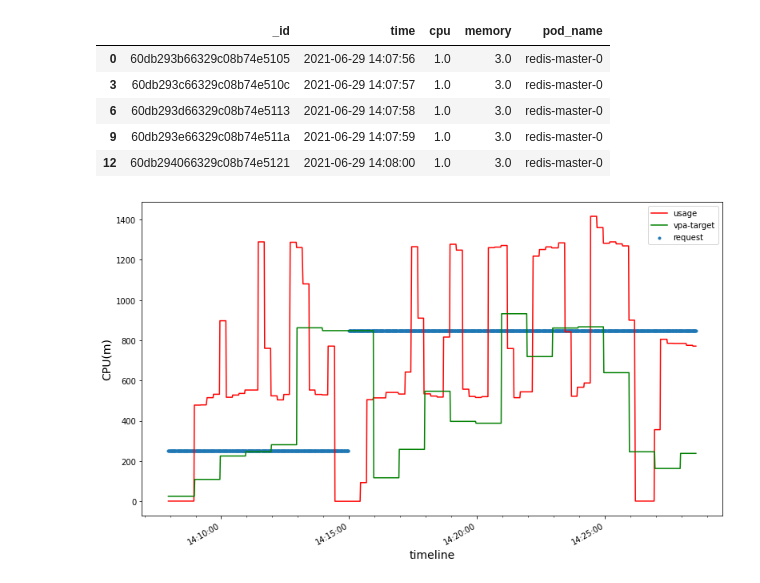
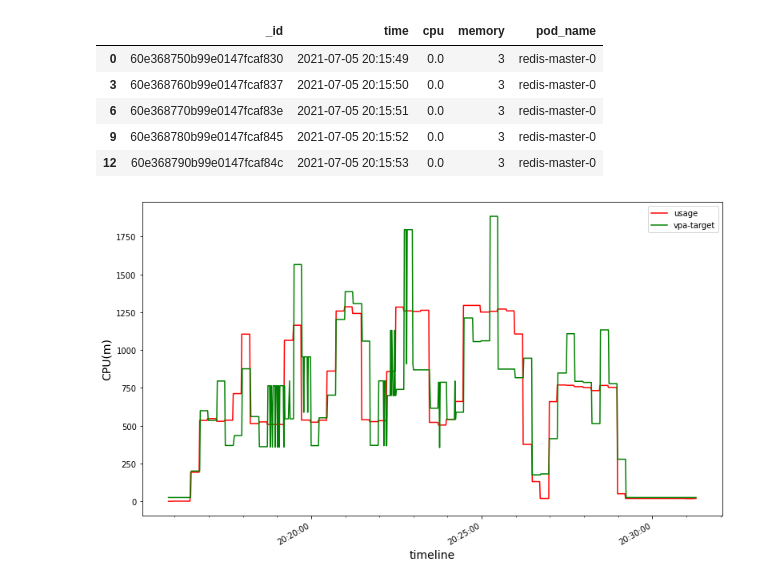
Before and after one commit to ZhaoNeil/On-Demand-Resizing, a Jupyter notebook: data/recommend-cpu.ipynb, the cells around one changed output. Cells and saved outputs as stored; diff of their text form; code cells hidden in the pictures.

```diff
--- a/data/recommend-cpu.ipynb
+++ b/data/recommend-cpu.ipynb
@@ -10,6 +9,6 @@ from kubernetes import client,config,watch
 # %%
 mongoclient = pymongo.MongoClient("mongodb://localhost:27017/")
-db = mongoclient['test-v1']
+db = mongoclient['sma-5-3']
 # %%
 collist = db.list_collection_names()
 collist
@@ -74,22 +73,22 @@ usage = usage[usage['pod_name'] == 'redis-master-0']
 usage.head()
 # %% [output]
 |  | _id | time | cpu | memory | pod_name |
-| 0 | 60db293b66329c08b74e5105 | 2021-06-29 14:07:56 | 1.0 | 3.0 | redis-master-0 |
-| 3 | 60db293c66329c08b74e510c | 2021-06-29 14:07:57 | 1.0 | 3.0 | redis-master-0 |
-| 6 | 60db293d66329c08b74e5113 | 2021-06-29 14:07:58 | 1.0 | 3.0 | redis-master-0 |
-| 9 | 60db293e66329c08b74e511a | 2021-06-29 14:07:59 | 1.0 | 3.0 | redis-master-0 |
-| 12 | 60db294066329c08b74e5121 | 2021-06-29 14:08:00 | 1.0 | 3.0 | redis-master-0 |
+| 0 | 60e368750b99e0147fcaf830 | 2021-07-05 20:15:49 | 0.0 | 3 | redis-master-0 |
+| 3 | 60e368760b99e0147fcaf837 | 2021-07-05 20:15:50 | 0.0 | 3 | redis-master-0 |
+| 6 | 60e368770b99e0147fcaf83e | 2021-07-05 20:15:51 | 0.0 | 3 | redis-master-0 |
+| 9 | 60e368780b99e0147fcaf845 | 2021-07-05 20:15:52 | 0.0 | 3 | redis-master-0 |
+| 12 | 60e368790b99e0147fcaf84c | 2021-07-05 20:15:53 | 0.0 | 3 | redis-master-0 |
 # %%
 fig, ax = plt.subplots(1,1,figsize=(13,8),sharex=True,sharey=True)
-ax.scatter(request.time, request.cpu,marker='.',label='request')
+# ax.scatter(request.time, request.cpu,marker='.',label='request')
 ax.plot(usage.time, usage.cpu,label='usage',color='r')
 ax.plot(vpa.time, vpa.target_cpu,label='vpa-target',color='g')
 ax.legend()
 ax.set_ylabel('CPU(m)', fontsize=14)
 ax.set_xlabel('timeline', fontsize=14)
 ax.xaxis.set_major_formatter(mdates.DateFormatter('%H:%M:%S'))
 ax.xaxis.set_minor_locator(mdates.MinuteLocator())
 fig.autofmt_xdate() #rotate labels
 plt.show()
 # %% [output]
-[figure, old version]
+[figure, new version]
```
Also changed, not shown: parts of 3 cells of this notebook, 5 other files.
